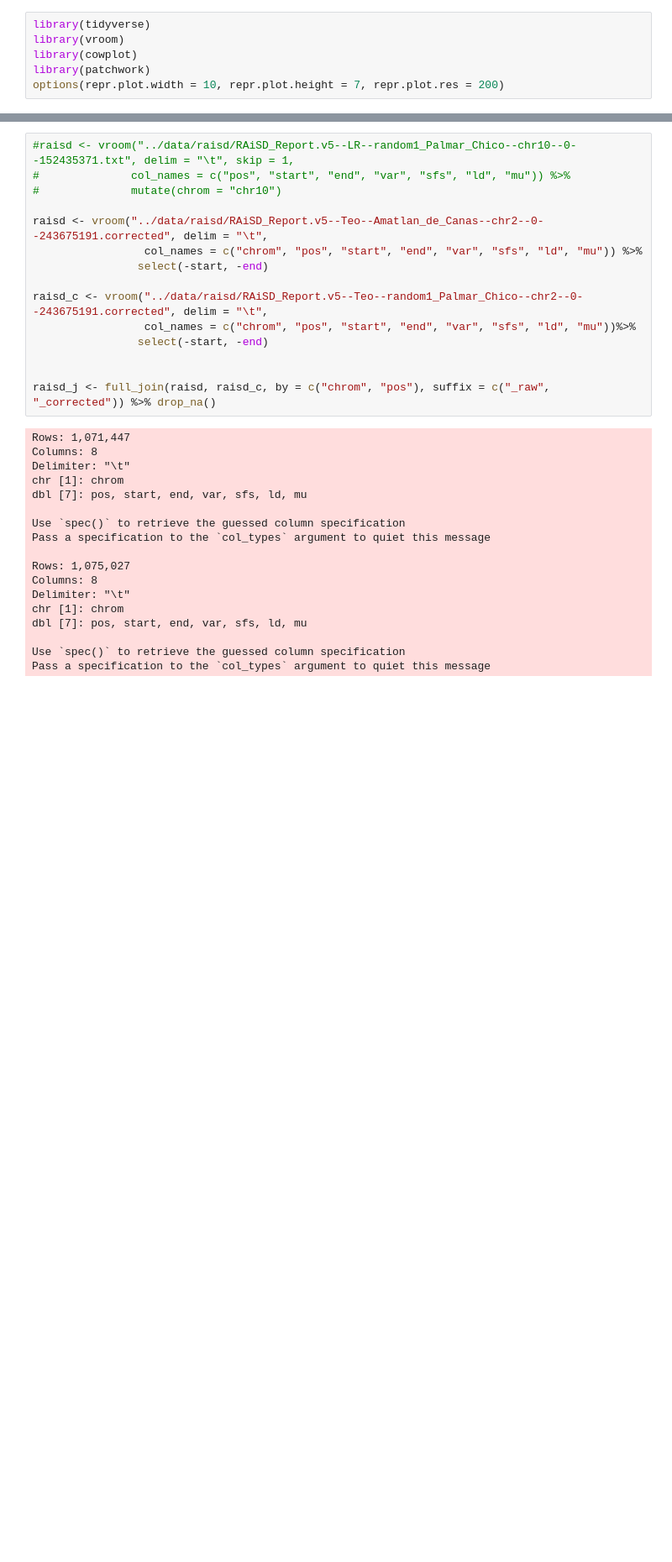
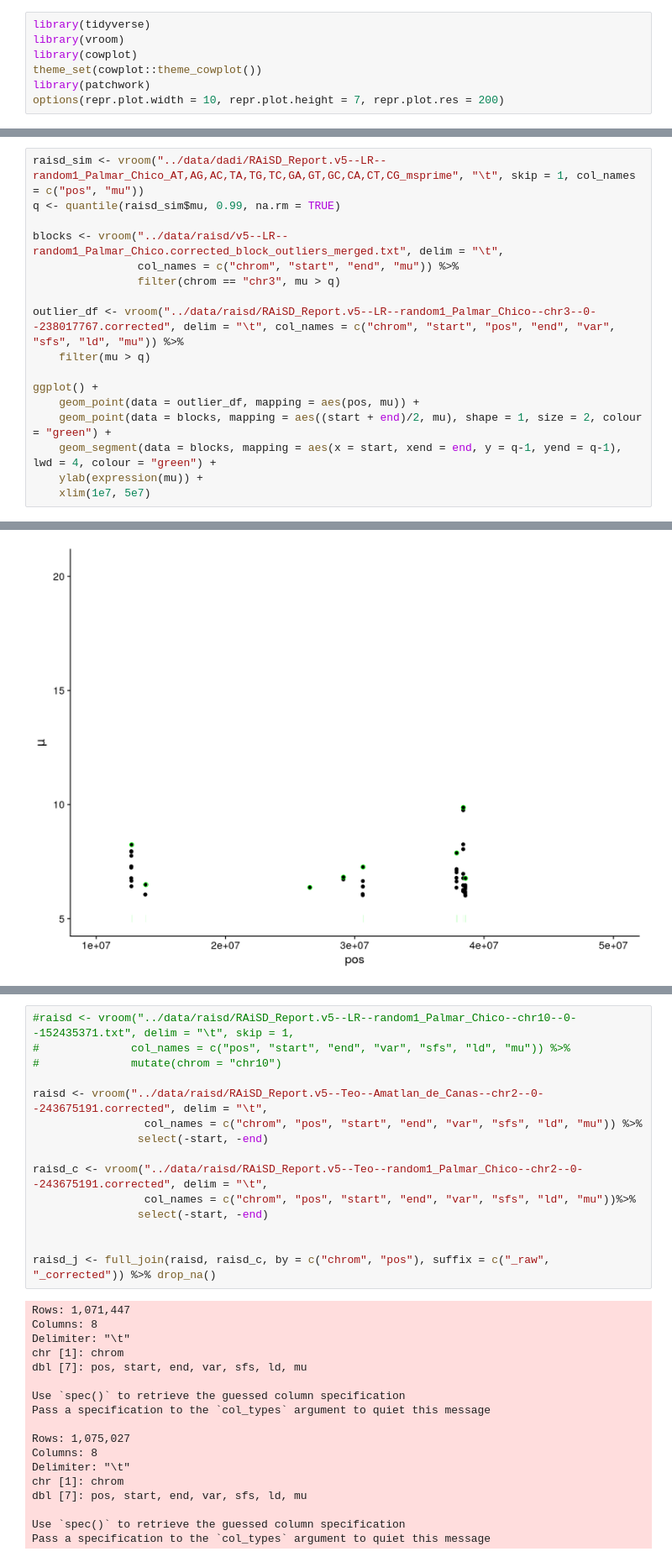
Before and after one commit to silastittes/parv_local, a Jupyter notebook: notebooks/Raisd_sharing_rdmc .ipynb, the cells around one changed output, grey strips where cells are left out. Shown: that part at 84% size. Drawn from its saved outputs; the diff is of its cells as text; blank space fills up the shorter version.

```diff
--- a/notebooks/Raisd_sharing_rdmc .ipynb
+++ b/notebooks/Raisd_sharing_rdmc .ipynb
@@ -2,5 +2,6 @@
 library(tidyverse)
 library(vroom)
 library(cowplot)
+theme_set(cowplot::theme_cowplot())
 library(patchwork)
 options(repr.plot.width = 10, repr.plot.height = 7, repr.plot.res = 200)
@@ -37,0 +31,18 @@ Warning message:
+# %%
+raisd_sim <- vroom("../data/dadi/RAiSD_Report.v5--LR--random1_Palmar_Chico_AT,AG,AC,TA,TG,TC,GA,GT,GC,CA,CT,CG_msprime", "\t", skip = 1, col_names = c("pos", "mu"))
+q <- quantile(raisd_sim$mu, 0.99, na.rm = TRUE)
+
+blocks <- vroom("../data/raisd/v5--LR--random1_Palmar_Chico.corrected_block_outliers_merged.txt", delim = "\t",
+                col_names = c("chrom", "start", "end", "mu")) %>%
+                filter(chrom == "chr3", mu > q)
+
+outlier_df <- vroom("../data/raisd/RAiSD_Report.v5--LR--random1_Palmar_Chico--chr3--0--238017767.corrected", delim = "\t", col_names = c("chrom", "start", "pos", "end", "var", "sfs", "ld", "mu")) %>%
+    filter(mu > q)
+
+ggplot() +
+    geom_point(data = outlier_df, mapping = aes(pos, mu)) +
+    geom_point(data = blocks, mapping = aes((start + end)/2, mu), shape = 1, size = 2, colour = "green") +
+    geom_segment(data = blocks, mapping = aes(x = start, xend = end, y = q-1, yend = q-1), lwd = 4, colour = "green") +
+    ylab(expression(mu)) +
+    xlim(1e7, 5e7)
+# %% [output]
@@ -37,0 +66 @@ Warning message:
+[figure, added]
```
Also changed, not shown: parts of 8 cells of this notebook, 9 other files.
